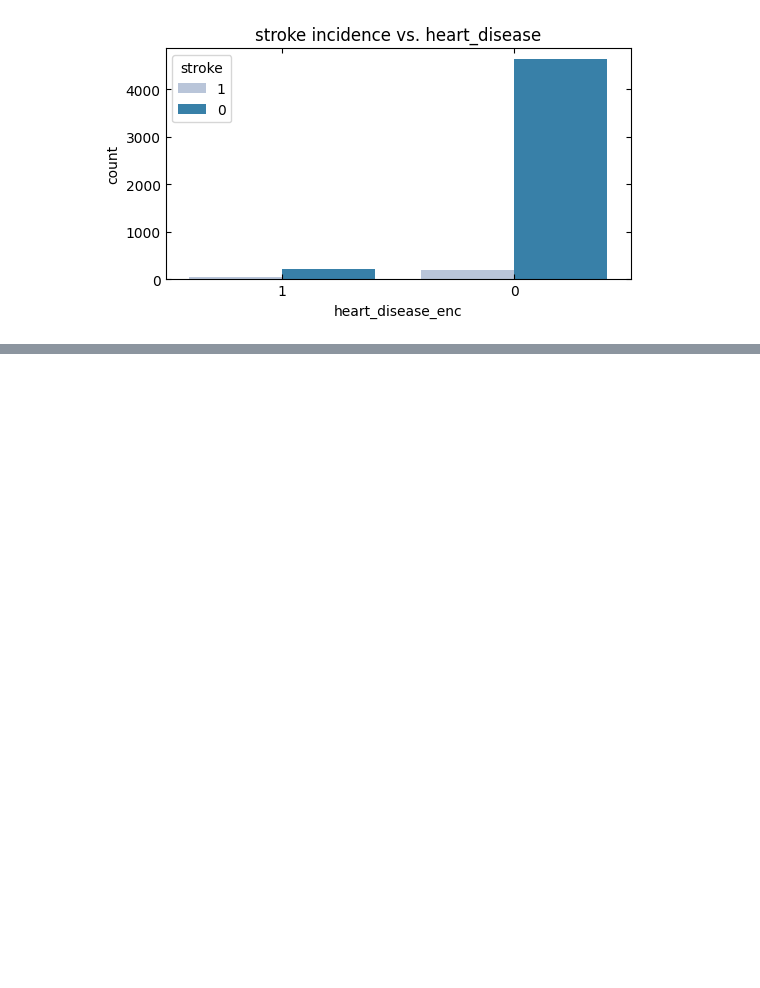
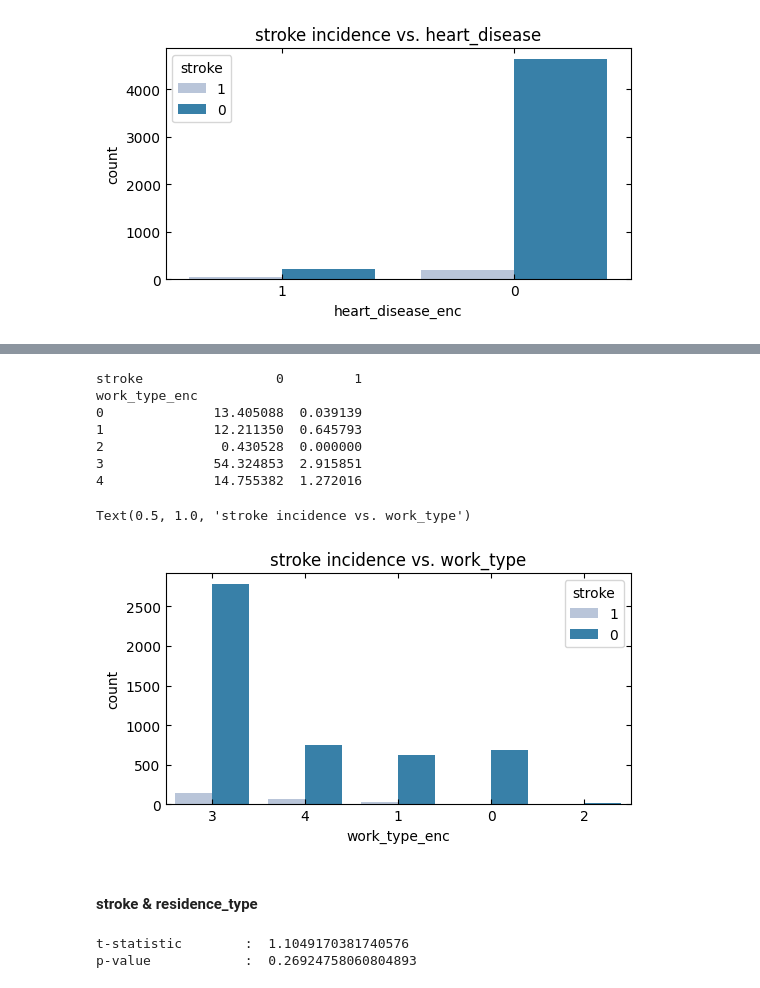
Before and after one commit to CamiloEmiliano/ML_samples, a Jupyter notebook: heart_stroke_EDA.ipynb, the cells around one changed output, grey strips where cells are left out. Drawn from its saved outputs; the diff is of its cells as text; code cells hidden in the pictures; blank space fills up the shorter version.

```diff
--- a/heart_stroke_EDA.ipynb
+++ b/heart_stroke_EDA.ipynb
@@ -595,0 +627,25 @@ Text(0.5, 1.0, 'stroke incidence vs. heart_disease')
+# %%
+print(pd.crosstab(df_cat["work_type_enc"], df_cat["stroke"], normalize=True) * 100)
+fig, axs = plt.subplots(figsize=(6,3))
+sns.countplot(x=df_cat['work_type_enc'].astype('str'),hue=df_cat['stroke'].astype('str'),palette='PuBu')
+axs.tick_params(axis='both',direction='in',top=True,right=True)
+axs.set_title('stroke incidence vs. work_type')
+# %% [output]
+stroke                 0         1
+work_type_enc
+0              13.405088  0.039139
+1              12.211350  0.645793
+2               0.430528  0.000000
+3              54.324853  2.915851
+4              14.755382  1.272016
+Text(0.5, 1.0, 'stroke incidence vs. work_type')
+[figure, added]
+# %% [markdown]
+#### stroke & residence_type
+# %%
+tstat, pval = t_test_ind(df_cat,'stroke','residence_type_enc')
+print('t-statistic        : ', tstat)
+print('p-value            : ', pval)
+# %% [output]
+t-statistic        :  1.1049170381740576
+p-value            :  0.26924758060804893
```
Also changed, not shown: parts of 23 cells of this notebook.
